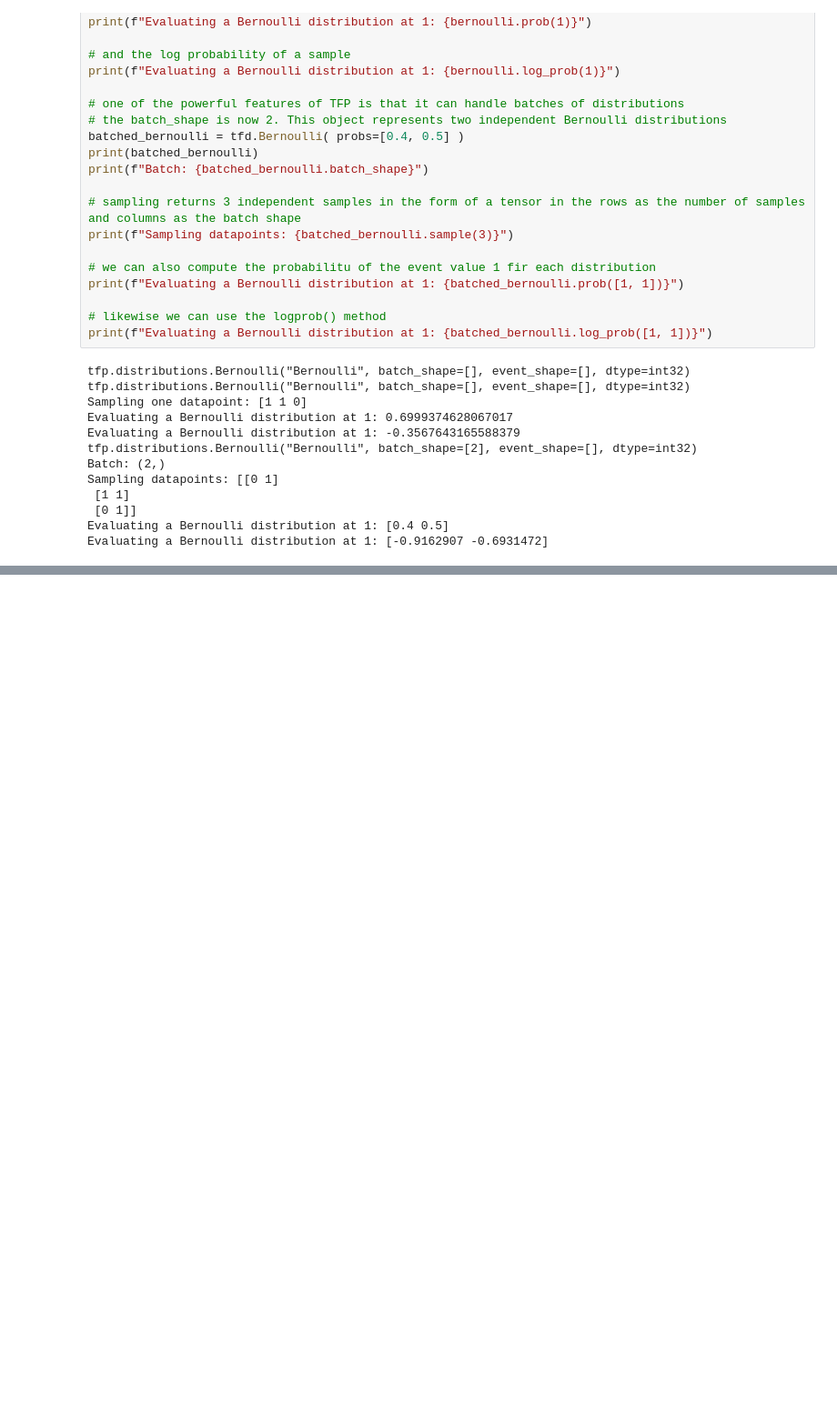
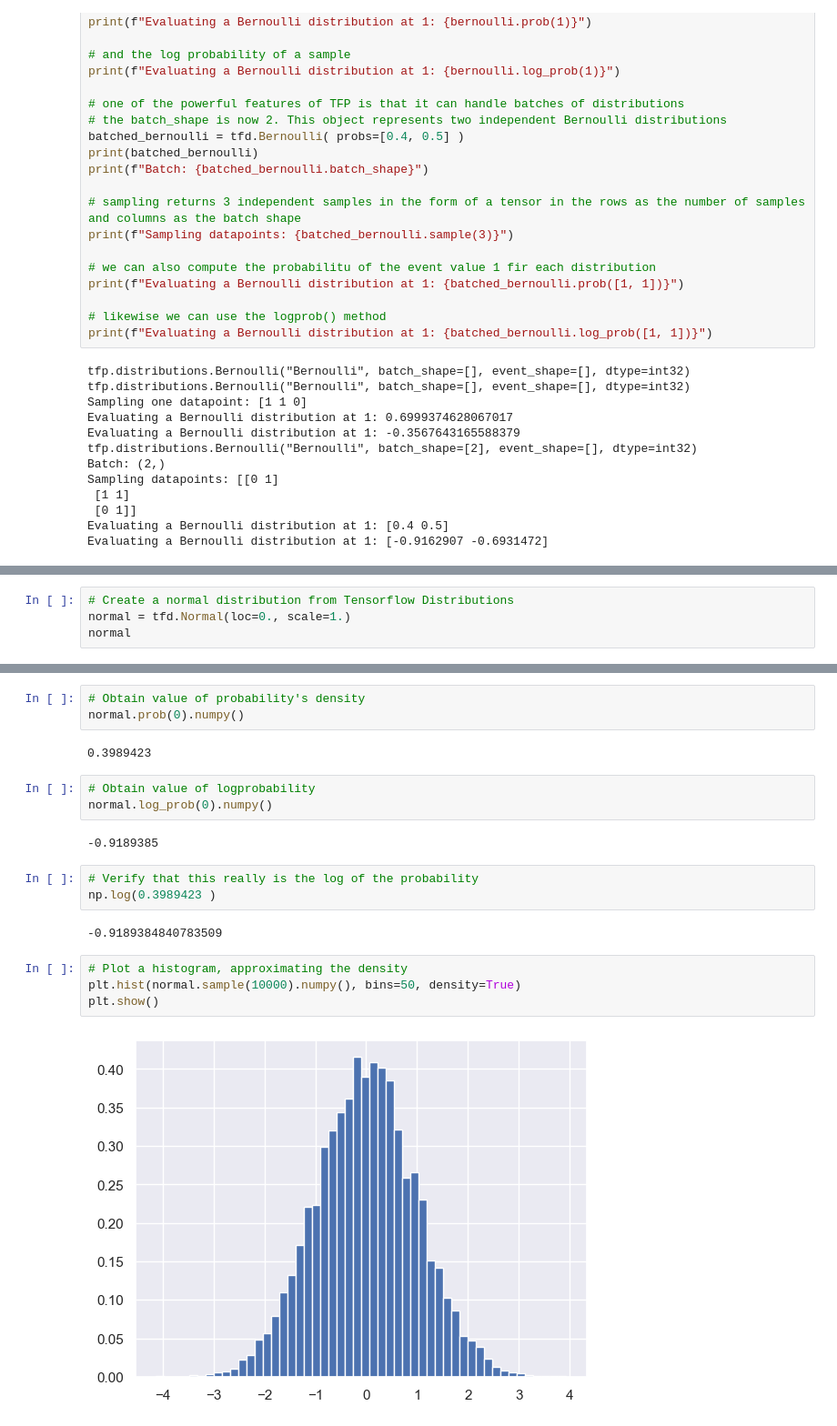
Before and after one commit to catarina-moreira/Structure_Learning_Study, a Jupyter notebook: my_study/probabilisitc_dl/Distributions.ipynb, the cells around one changed output, grey strips where cells are left out. Shown at 91% size. Cells and saved outputs as stored; diff of their text form; blank space fills up the shorter version.

Commit message:
finished_univariate_distr

```diff
--- a/my_study/probabilisitc_dl/Distributions.ipynb
+++ b/my_study/probabilisitc_dl/Distributions.ipynb
@@ -96,0 +99,4 @@ Evaluating a Bernoulli distribution at 1: [-0.9162907 -0.6931472]
+# %%
+# Create a normal distribution from Tensorflow Distributions
+normal = tfd.Normal(loc=0., scale=1.)
+normal
@@ -96,0 +117,21 @@ Evaluating a Bernoulli distribution at 1: [-0.9162907 -0.6931472]
+# %%
+# Obtain value of probability's density
+normal.prob(0).numpy()
+# %% [output]
+0.3989423
+# %%
+# Obtain value of logprobability
+normal.log_prob(0).numpy()
+# %% [output]
+-0.9189385
+# %%
+# Verify that this really is the log of the probability
+np.log(0.3989423 )
+# %% [output]
+-0.9189384840783509
+# %%
+# Plot a histogram, approximating the density
+plt.hist(normal.sample(10000).numpy(), bins=50, density=True)
+plt.show()
+# %% [output]
+[figure, added]
```
Also changed, not shown: parts of 18 cells of this notebook.
